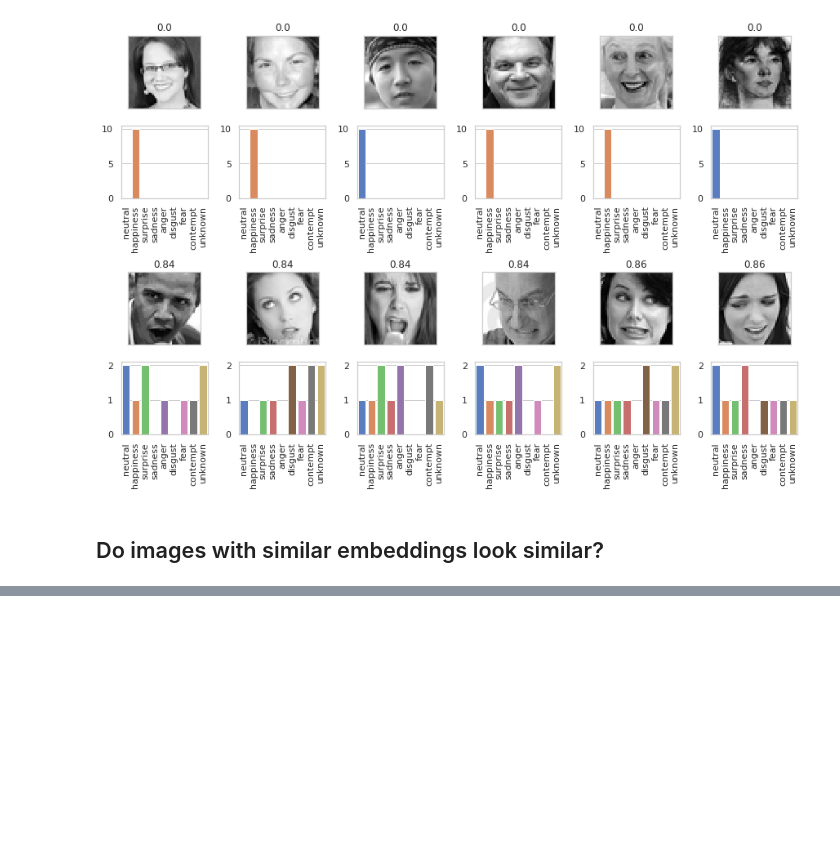
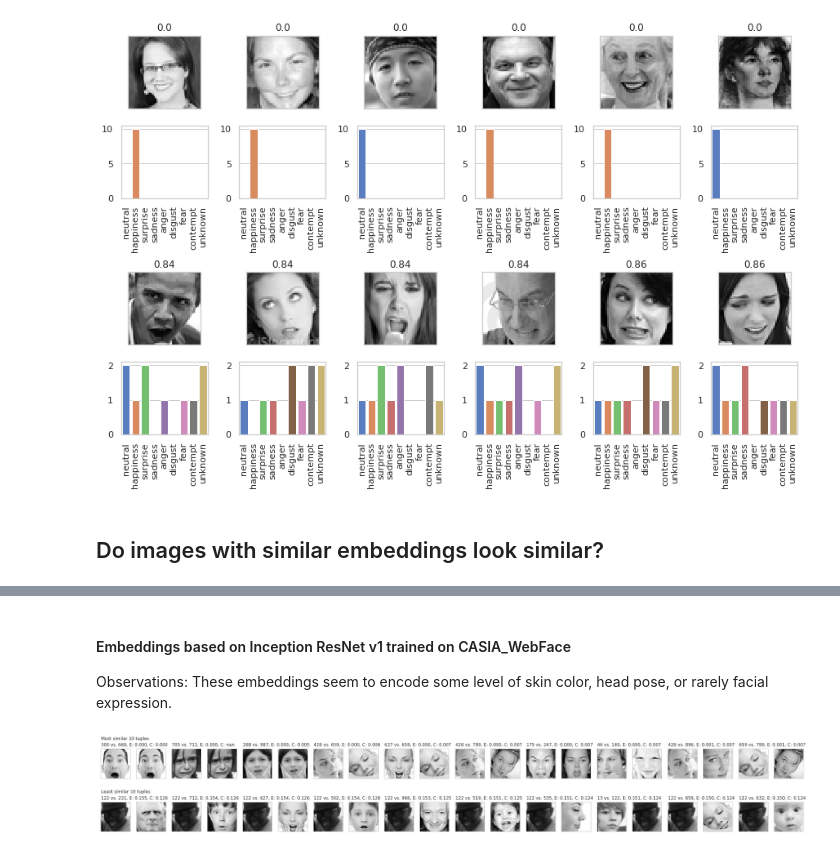
Before and after one commit to asmadotgh/unc-net, a Jupyter notebook: exploratory_analysis.ipynb, the cells around one changed output, grey strips where cells are left out. Drawn from its saved outputs; the diff is of its cells as text; code cells hidden in the pictures; blank space fills up the shorter version.

```diff
--- a/exploratory_analysis.ipynb
+++ b/exploratory_analysis.ipynb
@@ -173,0 +181,8 @@ find_extreme_cases(distances, 5)
+# %% [markdown]
+#### Embeddings based on Inception ResNet v1 trained on CASIA_WebFace
+
+Observations: These embeddings seem to encode some level of skin color, head pose, or rarely facial expression.
+# %%
+find_extreme_cases(casia_embeddings, casia_distances, 10)
+# %% [output]
+[figure, added]
```
Also changed, not shown: parts of 4 cells of this notebook, 3 other files.
